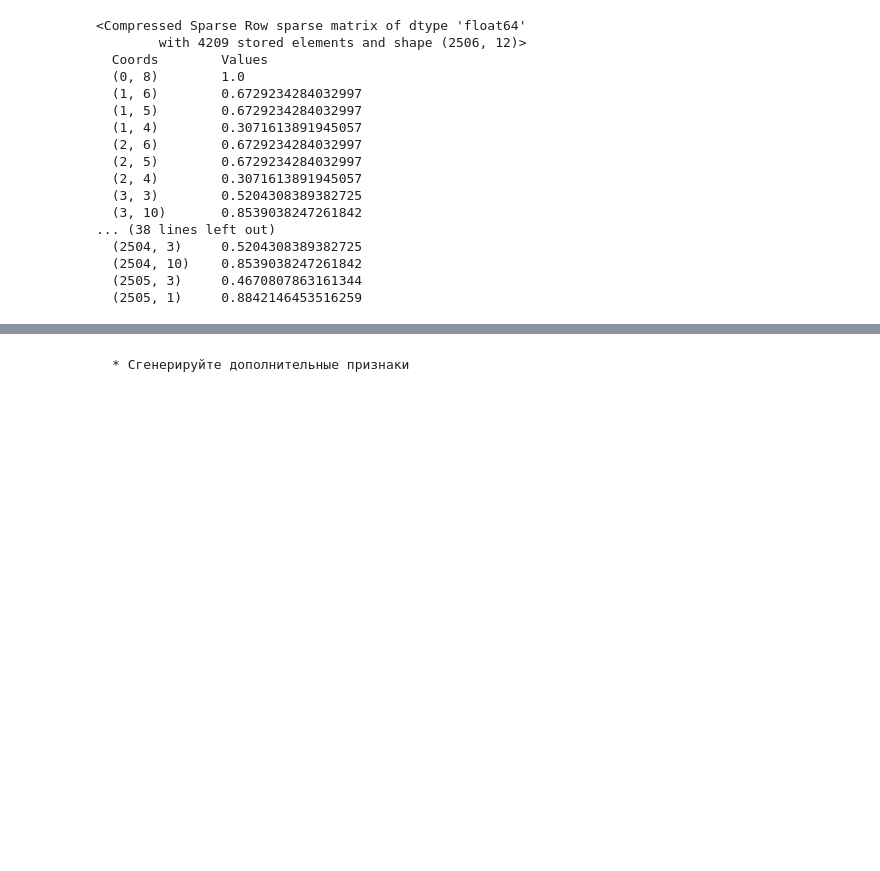
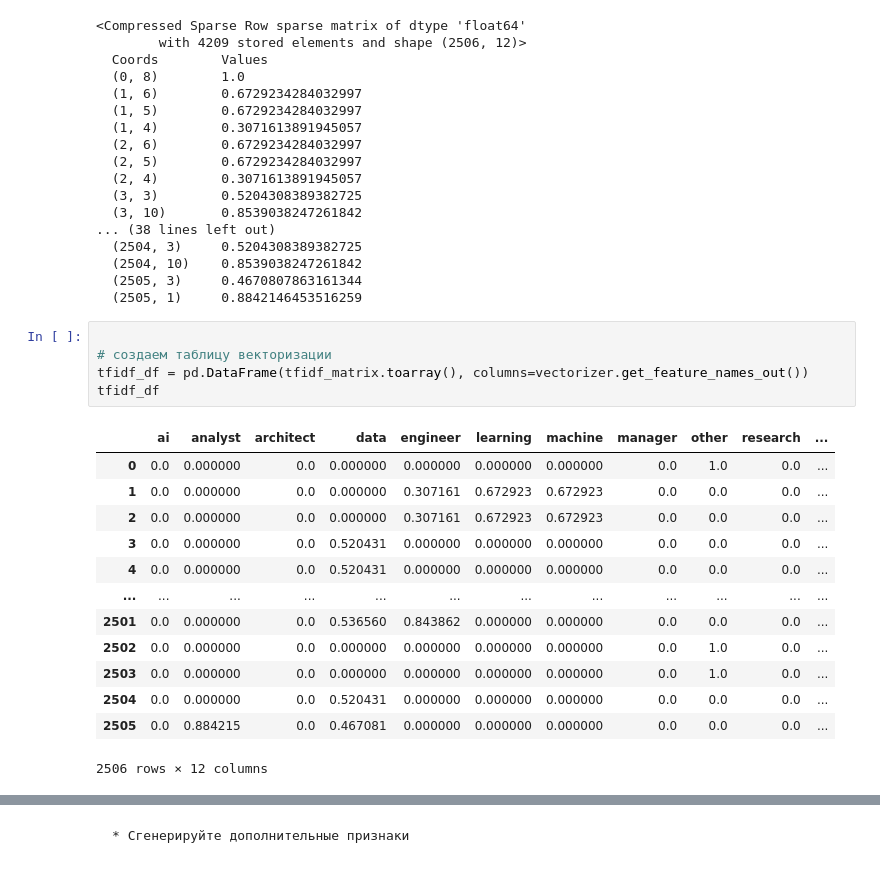
Before and after one commit to Rusttm/DSprojects, a Jupyter notebook: EDA/lesson10/seminar10_DZ.ipynb, the cells around one changed output, grey strips where cells are left out. Saved outputs shown, nothing was run; the diff lists cells and outputs as text; blank space fills up the shorter version.

```diff
--- a/EDA/lesson10/seminar10_DZ.ipynb
+++ b/EDA/lesson10/seminar10_DZ.ipynb
@@ -418,4 +434,23 @@ print(tfidf_matrix)
   (2504, 10)    0.8539038247261842
   (2505, 3)     0.4670807863161344
   (2505, 1)     0.8842146453516259
+# %%
+
+# создаем таблицу векторизации
+tfidf_df = pd.DataFrame(tfidf_matrix.toarray(), columns=vectorizer.get_feature_names_out())
+tfidf_df
+# %% [output]
+|  | ai | analyst | architect | data | engineer | learning | machine | manager | other | research | ... |
+| 0 | 0.0 | 0.000000 | 0.0 | 0.000000 | 0.000000 | 0.000000 | 0.000000 | 0.0 | 1.0 | 0.0 | ... |
+| 1 | 0.0 | 0.000000 | 0.0 | 0.000000 | 0.307161 | 0.672923 | 0.672923 | 0.0 | 0.0 | 0.0 | ... |
+| 2 | 0.0 | 0.000000 | 0.0 | 0.000000 | 0.307161 | 0.672923 | 0.672923 | 0.0 | 0.0 | 0.0 | ... |
+| 3 | 0.0 | 0.000000 | 0.0 | 0.520431 | 0.000000 | 0.000000 | 0.000000 | 0.0 | 0.0 | 0.0 | ... |
+| 4 | 0.0 | 0.000000 | 0.0 | 0.520431 | 0.000000 | 0.000000 | 0.000000 | 0.0 | 0.0 | 0.0 | ... |
+| ... | ... | ... | ... | ... | ... | ... | ... | ... | ... | ... | ... |
+| 2501 | 0.0 | 0.000000 | 0.0 | 0.536560 | 0.843862 | 0.000000 | 0.000000 | 0.0 | 0.0 | 0.0 | ... |
+| 2502 | 0.0 | 0.000000 | 0.0 | 0.000000 | 0.000000 | 0.000000 | 0.000000 | 0.0 | 1.0 | 0.0 | ... |
+| 2503 | 0.0 | 0.000000 | 0.0 | 0.000000 | 0.000000 | 0.000000 | 0.000000 | 0.0 | 1.0 | 0.0 | ... |
+| 2504 | 0.0 | 0.000000 | 0.0 | 0.520431 | 0.000000 | 0.000000 | 0.000000 | 0.0 | 0.0 | 0.0 | ... |
+| 2505 | 0.0 | 0.884215 | 0.0 | 0.467081 | 0.000000 | 0.000000 | 0.000000 | 0.0 | 0.0 | 0.0 | ... |
+2506 rows × 12 columns
 # %%
```
Also changed, not shown: parts of 4 cells of this notebook.
